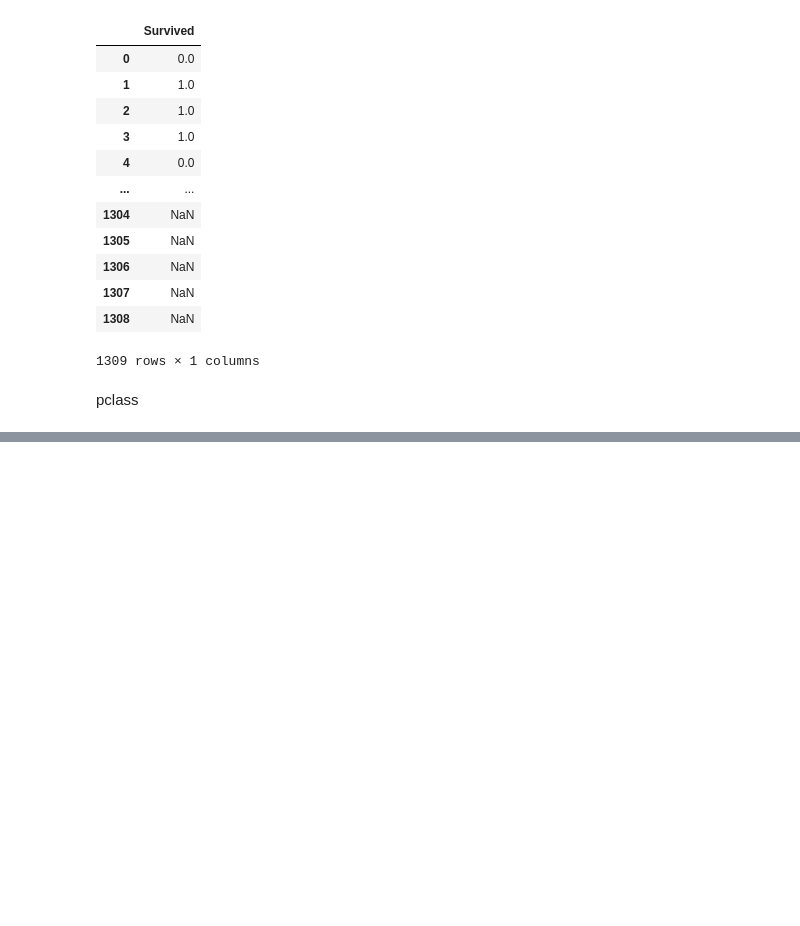
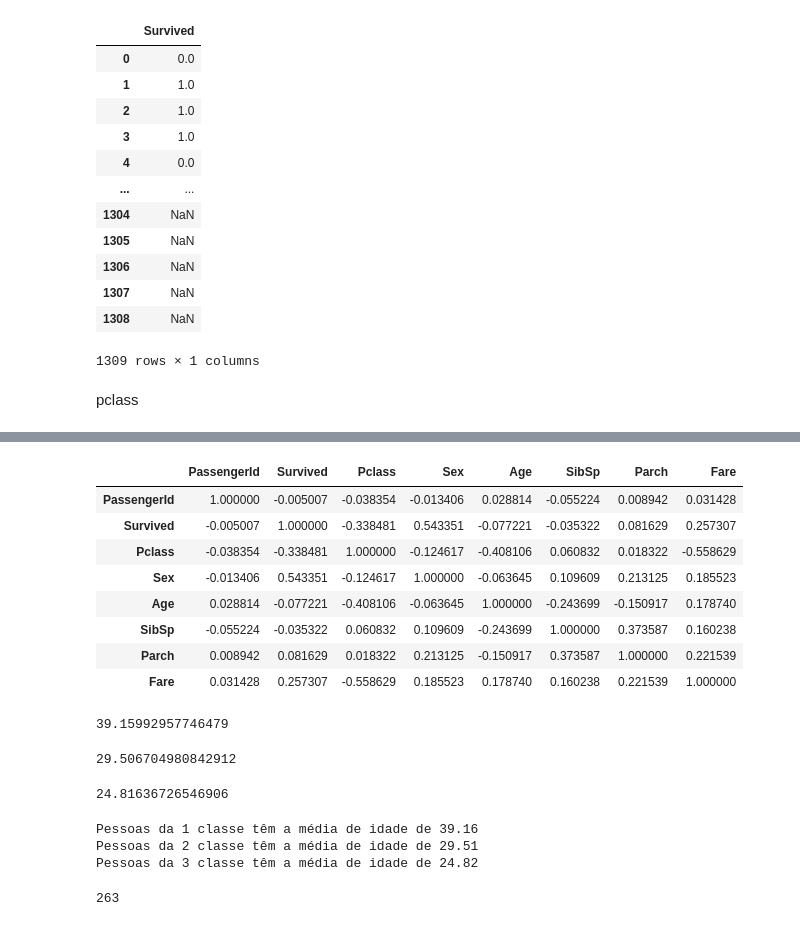
Before and after one commit to JairCipriano/projeto_machine_learning, a Jupyter notebook: machine_titanic/kaggle_titanic.ipynb, the cells around one changed output, grey strips where cells are left out. Saved outputs shown, nothing was run; the diff lists cells and outputs as text; code cells hidden in the pictures; blank space fills up the shorter version.

```diff
--- a/machine_titanic/kaggle_titanic.ipynb
+++ b/machine_titanic/kaggle_titanic.ipynb
@@ -291,0 +392,43 @@ Name: count, dtype: int64
+# %%
+#função corr mostra a co-relação das colunas
+#numeric_only=Tru serve para calcular somente os valores numericos
+titanic_df.corr(numeric_only=True)
+# %% [output]
+|  | PassengerId | Survived | Pclass | Sex | Age | SibSp | Parch | Fare |
+| PassengerId | 1.000000 | -0.005007 | -0.038354 | -0.013406 | 0.028814 | -0.055224 | 0.008942 | 0.031428 |
+| Survived | -0.005007 | 1.000000 | -0.338481 | 0.543351 | -0.077221 | -0.035322 | 0.081629 | 0.257307 |
+| Pclass | -0.038354 | -0.338481 | 1.000000 | -0.124617 | -0.408106 | 0.060832 | 0.018322 | -0.558629 |
+| Sex | -0.013406 | 0.543351 | -0.124617 | 1.000000 | -0.063645 | 0.109609 | 0.213125 | 0.185523 |
+| Age | 0.028814 | -0.077221 | -0.408106 | -0.063645 | 1.000000 | -0.243699 | -0.150917 | 0.178740 |
+| SibSp | -0.055224 | -0.035322 | 0.060832 | 0.109609 | -0.243699 | 1.000000 | 0.373587 | 0.160238 |
+| Parch | 0.008942 | 0.081629 | 0.018322 | 0.213125 | -0.150917 | 0.373587 | 1.000000 | 0.221539 |
+| Fare | 0.031428 | 0.257307 | -0.558629 | 0.185523 | 0.178740 | 0.160238 | 0.221539 | 1.000000 |
+# %%
+#Pegamso as pessoas da primeira clase e a idade delas, e fizemops uma media
+titanic_df[titanic_df['Pclass']  == 1]['Age'].mean()
+# %% [output]
+39.15992957746479
+# %%
+titanic_df[titanic_df['Pclass']  == 2]['Age'].mean()
+# %% [output]
+29.506704980842912
+# %%
+titanic_df[titanic_df['Pclass']  == 3]['Age'].mean()
+# %% [output]
+24.81636726546906
+# %%
+#se fossem muitas informações o melhor jeito seria um loop
+#Usando o unique() faz com sejam valores unicos somente 1, 2, 3
+#função sorted faz com que fiquem em ordem
+#:.2f faz com que só apareção 2 após o ponto
+for i in sorted (titanic_df['Pclass'].unique()):
+    print(f'Pessoas da {i} classe têm a média de idade de {titanic_df[titanic_df["Pclass"]  ==i]["Age"].mean():.2f}')
+# %% [output]
+Pessoas da 1 classe têm a média de idade de 39.16
+Pessoas da 2 classe têm a média de idade de 29.51
+Pessoas da 3 classe têm a média de idade de 24.82
+# %%
+#a soma dos valores nulos
+titanic_df['Age'].isnull().sum()
+# %% [output]
+263
```
Also changed, not shown: parts of 24 cells of this notebook.
